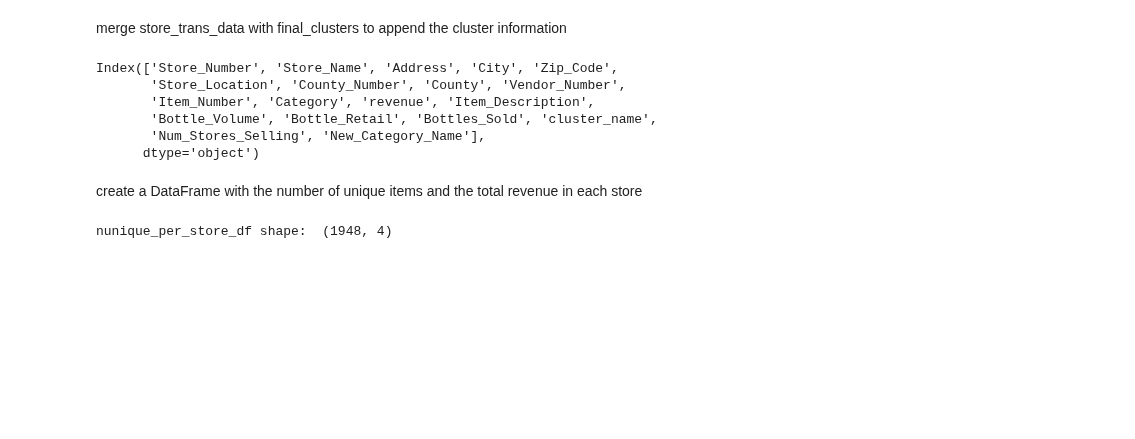
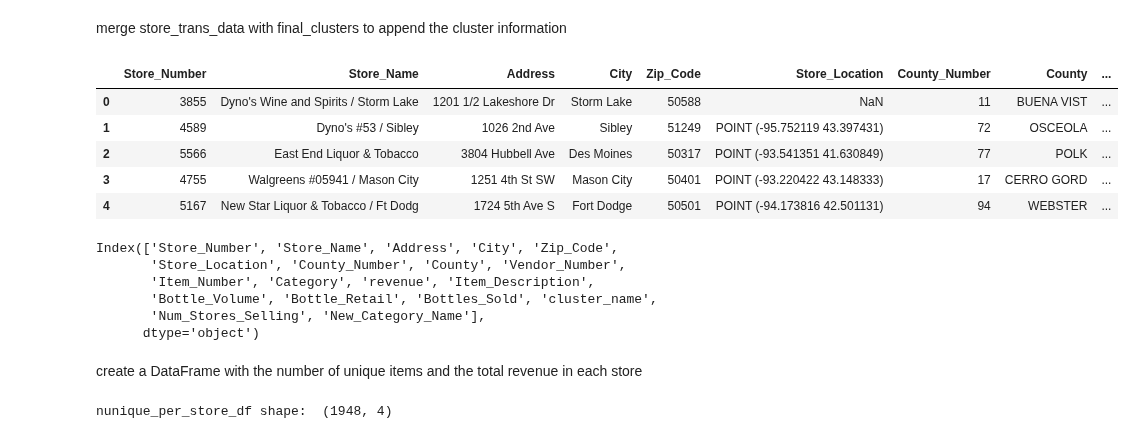
Before and after one commit to dgarbato/capstone, a Jupyter notebook: get store information on clusters.ipynb, the cells around one changed output. Saved outputs shown, nothing was run; the diff lists cells and outputs as text; code cells hidden in the pictures; blank space fills up the shorter version.

```diff
--- a/get store information on clusters.ipynb
+++ b/get store information on clusters.ipynb
@@ -218,9 +227,18 @@ store_trans_cluster = store_trans[['Store_Number',
  'Vendor_Number',
  'Item_Number','Category','Sales']].merge(final_clusters, how='inner', on=['Item_Number'])
 # %%
-store_trans_cluster = store_trans_cluster.drop(columns=['revenue'])
+#########
 
 store_trans_cluster = store_trans_cluster.rename(columns={'Sales':'revenue'})
+# %%
+store_trans_cluster.head()
+# %% [output]
+|  | Store_Number | Store_Name | Address | City | Zip_Code | Store_Location | County_Number | County | ... |
+| 0 | 3855 | Dyno's Wine and Spirits / Storm Lake | 1201 1/2 Lakeshore Dr | Storm Lake | 50588 | NaN | 11 | BUENA VIST | ... |
+| 1 | 4589 | Dyno's #53 / Sibley | 1026 2nd Ave | Sibley | 51249 | POINT (-95.752119 43.397431) | 72 | OSCEOLA | ... |
+| 2 | 5566 | East End Liquor & Tobacco | 3804 Hubbell Ave | Des Moines | 50317 | POINT (-93.541351 41.630849) | 77 | POLK | ... |
+| 3 | 4755 | Walgreens #05941 / Mason City | 1251 4th St SW | Mason City | 50401 | POINT (-93.220422 43.148333) | 17 | CERRO GORD | ... |
+| 4 | 5167 | New Star Liquor & Tobacco / Ft Dodg | 1724 5th Ave S | Fort Dodge | 50501 | POINT (-94.173816 42.501131) | 94 | WEBSTER | ... |
 # %%
 store_trans_cluster.columns
 # %% [output]
```
Also changed, not shown: parts of 4 cells of this notebook.
